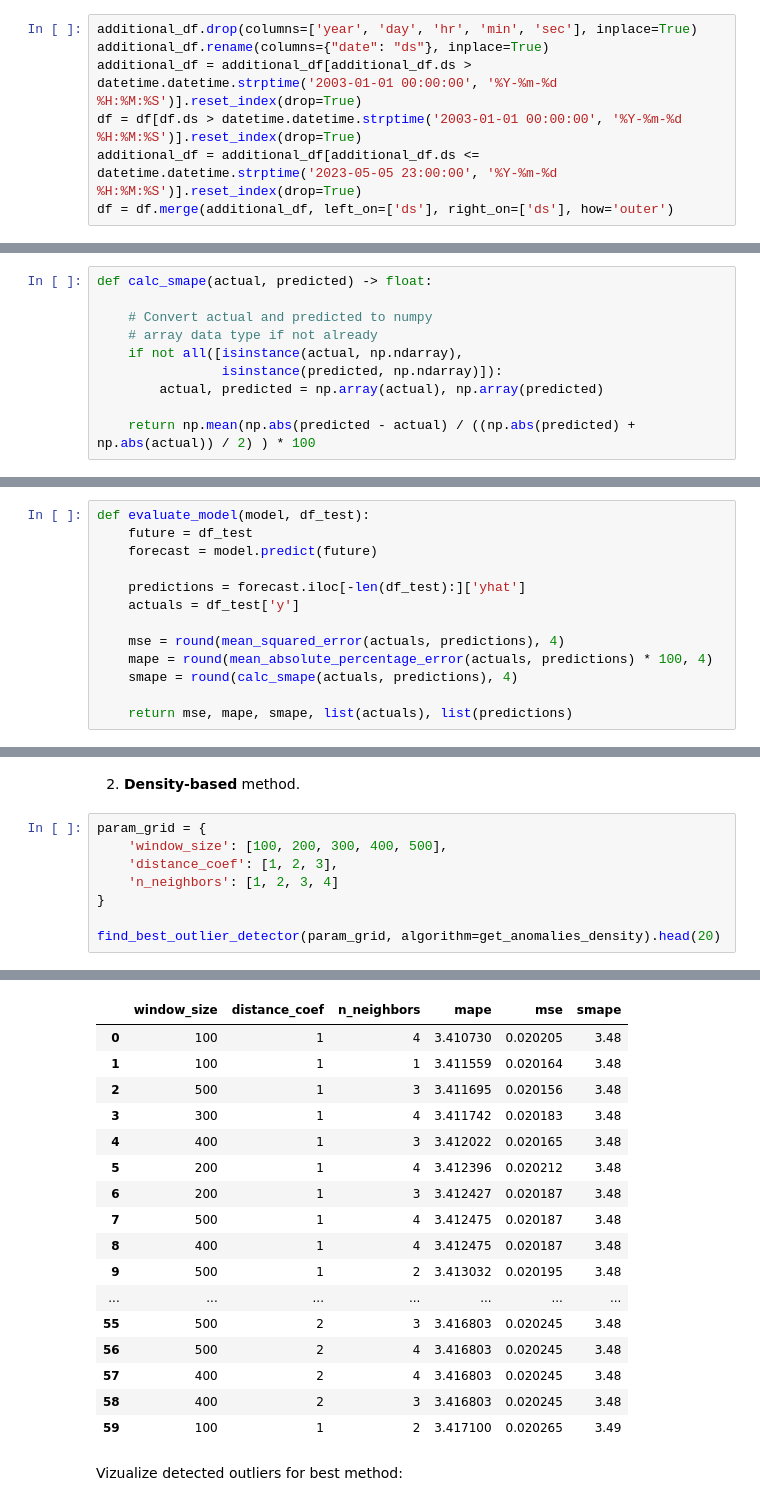
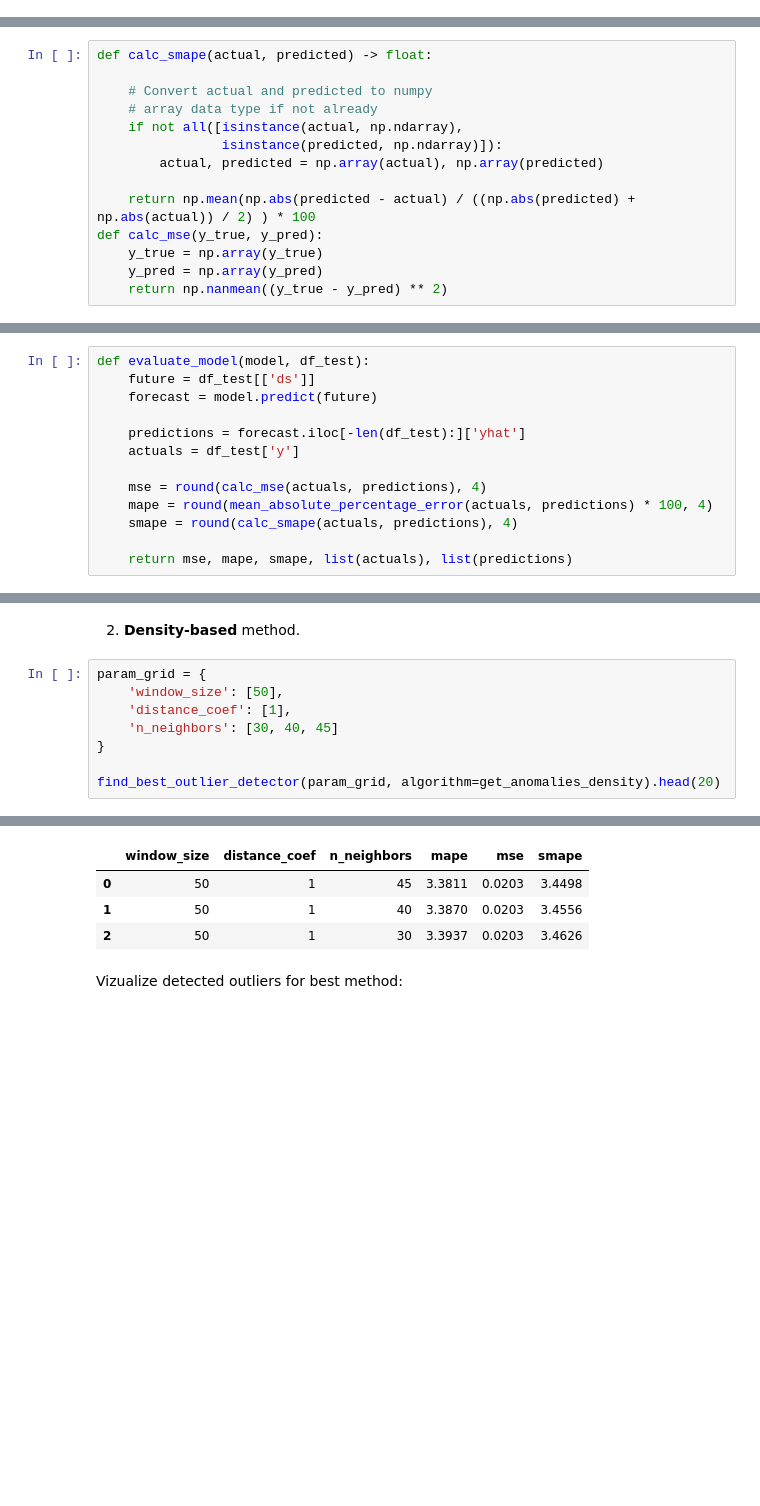
Before and after one commit to OkoksNeDam/geoinformation-data-forecasting, a Jupyter notebook: prophet.ipynb, the cells around one changed output, grey strips where cells are left out. Drawn from its saved outputs; the diff is of its cells as text; blank space fills up the shorter version.

```diff
--- a/prophet.ipynb
+++ b/prophet.ipynb
@@ -141,7 +113,0 @@ additional_df.insert(0, 'date', additional_df.apply(lambda x: create_date(x.year
-# %%
-additional_df.drop(columns=['year', 'day', 'hr', 'min', 'sec'], inplace=True)
-additional_df.rename(columns={"date": "ds"}, inplace=True)
-additional_df = additional_df[additional_df.ds > datetime.datetime.strptime('2003-01-01 00:00:00', '%Y-%m-%d %H:%M:%S')].reset_index(drop=True)
-df = df[df.ds > datetime.datetime.strptime('2003-01-01 00:00:00', '%Y-%m-%d %H:%M:%S')].reset_index(drop=True)
-additional_df = additional_df[additional_df.ds <= datetime.datetime.strptime('2023-05-05 23:00:00', '%Y-%m-%d %H:%M:%S')].reset_index(drop=True)
-df = df.merge(additional_df, left_on=['ds'], right_on=['ds'], how='outer')
@@ -226,17 +182,21 @@ def calc_smape(actual, predicted) -> float:
         actual, predicted = np.array(actual), np.array(predicted)
 
     return np.mean(np.abs(predicted - actual) / ((np.abs(predicted) + np.abs(actual)) / 2) ) * 100
+def calc_mse(y_true, y_pred):
+    y_true = np.array(y_true)
+    y_pred = np.array(y_pred)
+    return np.nanmean((y_true - y_pred) ** 2)
 # %% [markdown]
 Function that evaluates model and finds mse, mape and smape metrics:
 # %%
 def evaluate_model(model, df_test):
-    future = df_test
+    future = df_test[['ds']]
     forecast = model.predict(future)
 
     predictions = forecast.iloc[-len(df_test):]['yhat']
     actuals = df_test['y']
 
-    mse = round(mean_squared_error(actuals, predictions), 4)
+    mse = round(calc_mse(actuals, predictions), 4)
     mape = round(mean_absolute_percentage_error(actuals, predictions) * 100, 4)
     smape = round(calc_smape(actuals, predictions), 4)
 
@@ -400,9 +360,9 @@ Best params:  {'window_size': 500, 'alpha': 2}
 2. <b>Density-based</b> method.
 # %%
 param_grid = {
-    'window_size': [100, 200, 300, 400, 500],
-    'distance_coef': [1, 2, 3],
-    'n_neighbors': [1, 2, 3, 4]
+    'window_size': [50],
+    'distance_coef': [1],
+    'n_neighbors': [30, 40, 45]
 }
 
 find_best_outlier_detector(param_grid, algorithm=get_anomalies_density).head(20)
@@ -411,20 +371,7 @@ Best params:  {'window_size': 100, 'distance_coef': 1, 'n_neighbors': 4}
 |  | window_size | distance_coef | n_neighbors | mape | mse | smape |
-| 0 | 100 | 1 | 4 | 3.410730 | 0.020205 | 3.48 |
-| 1 | 100 | 1 | 1 | 3.411559 | 0.020164 | 3.48 |
-| 2 | 500 | 1 | 3 | 3.411695 | 0.020156 | 3.48 |
-| 3 | 300 | 1 | 4 | 3.411742 | 0.020183 | 3.48 |
-| 4 | 400 | 1 | 3 | 3.412022 | 0.020165 | 3.48 |
-| 5 | 200 | 1 | 4 | 3.412396 | 0.020212 | 3.48 |
-| 6 | 200 | 1 | 3 | 3.412427 | 0.020187 | 3.48 |
-| 7 | 500 | 1 | 4 | 3.412475 | 0.020187 | 3.48 |
-| 8 | 400 | 1 | 4 | 3.412475 | 0.020187 | 3.48 |
-| 9 | 500 | 1 | 2 | 3.413032 | 0.020195 | 3.48 |
-| ... | ... | ... | ... | ... | ... | ... |
-| 55 | 500 | 2 | 3 | 3.416803 | 0.020245 | 3.48 |
-| 56 | 500 | 2 | 4 | 3.416803 | 0.020245 | 3.48 |
-| 57 | 400 | 2 | 4 | 3.416803 | 0.020245 | 3.48 |
-| 58 | 400 | 2 | 3 | 3.416803 | 0.020245 | 3.48 |
-| 59 | 100 | 1 | 2 | 3.417100 | 0.020265 | 3.49 |
+| 0 | 50 | 1 | 45 | 3.3811 | 0.0203 | 3.4498 |
+| 1 | 50 | 1 | 40 | 3.3870 | 0.0203 | 3.4556 |
+| 2 | 50 | 1 | 30 | 3.3937 | 0.0203 | 3.4626 |
 # %% [markdown]
 Vizualize detected outliers for best method:
 # %%
```
Also changed, not shown: parts of 15 cells of this notebook, 4 other files.
